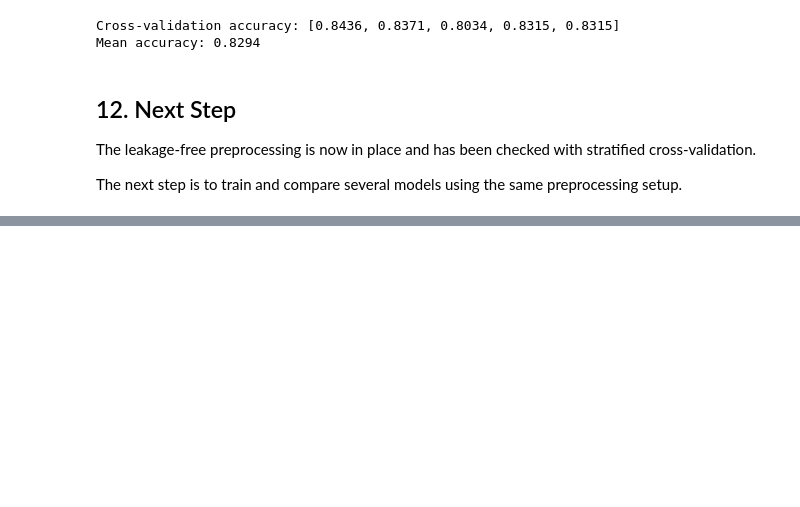
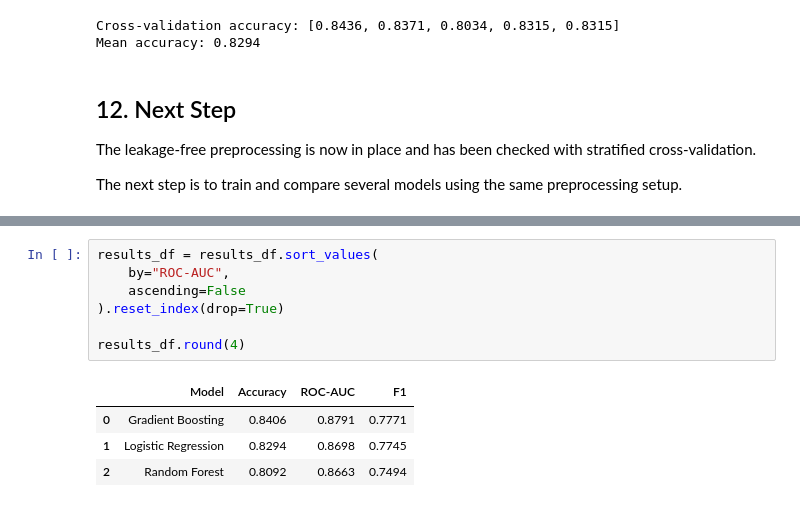
Before and after one commit to francisparwez/titanic-survival-analysis, a Jupyter notebook: Titanic_ML.ipynb, the cells around one changed output, grey strips where cells are left out. Drawn from its saved outputs; the diff is of its cells as text; blank space fills up the shorter version.

```diff
--- a/Titanic_ML.ipynb
+++ b/Titanic_ML.ipynb
@@ -560,0 +649,12 @@ The next step is to train and compare several models using the same preprocessin
+# %%
+results_df = results_df.sort_values(
+    by="ROC-AUC",
+    ascending=False
+).reset_index(drop=True)
+
+results_df.round(4)
+# %% [output]
+|  | Model | Accuracy | ROC-AUC | F1 |
+| 0 | Gradient Boosting | 0.8406 | 0.8791 | 0.7771 |
+| 1 | Logistic Regression | 0.8294 | 0.8698 | 0.7745 |
+| 2 | Random Forest | 0.8092 | 0.8663 | 0.7494 |
```
Also changed, not shown: parts of 10 cells of this notebook, 2 other files.
